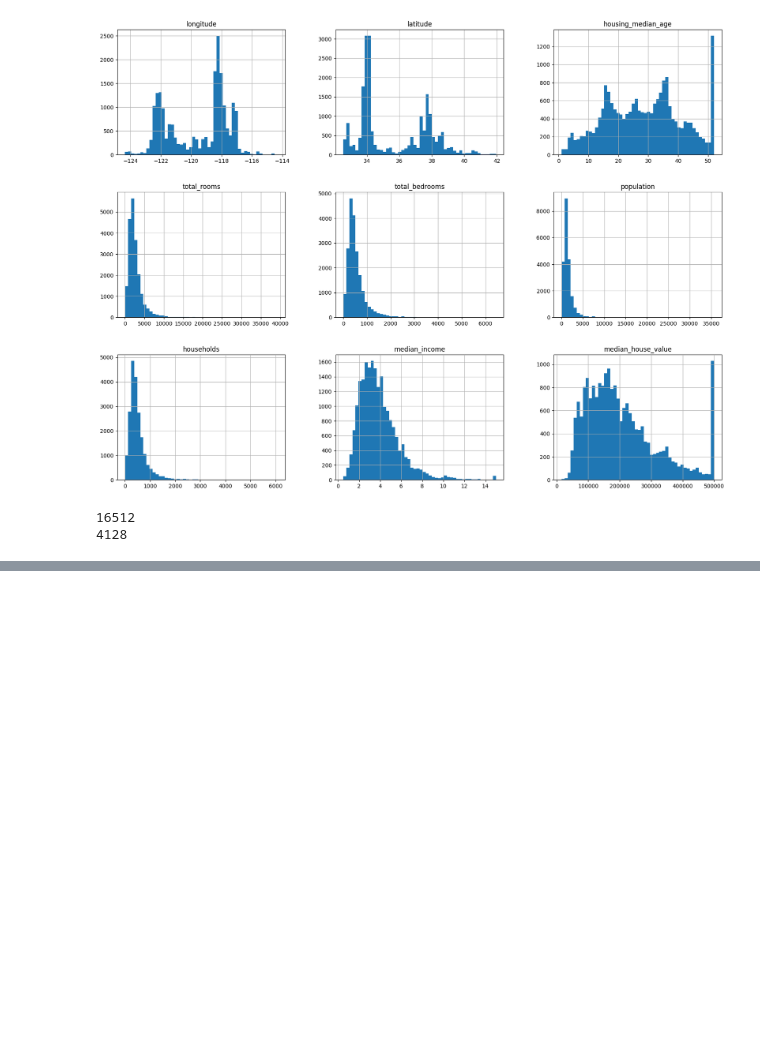
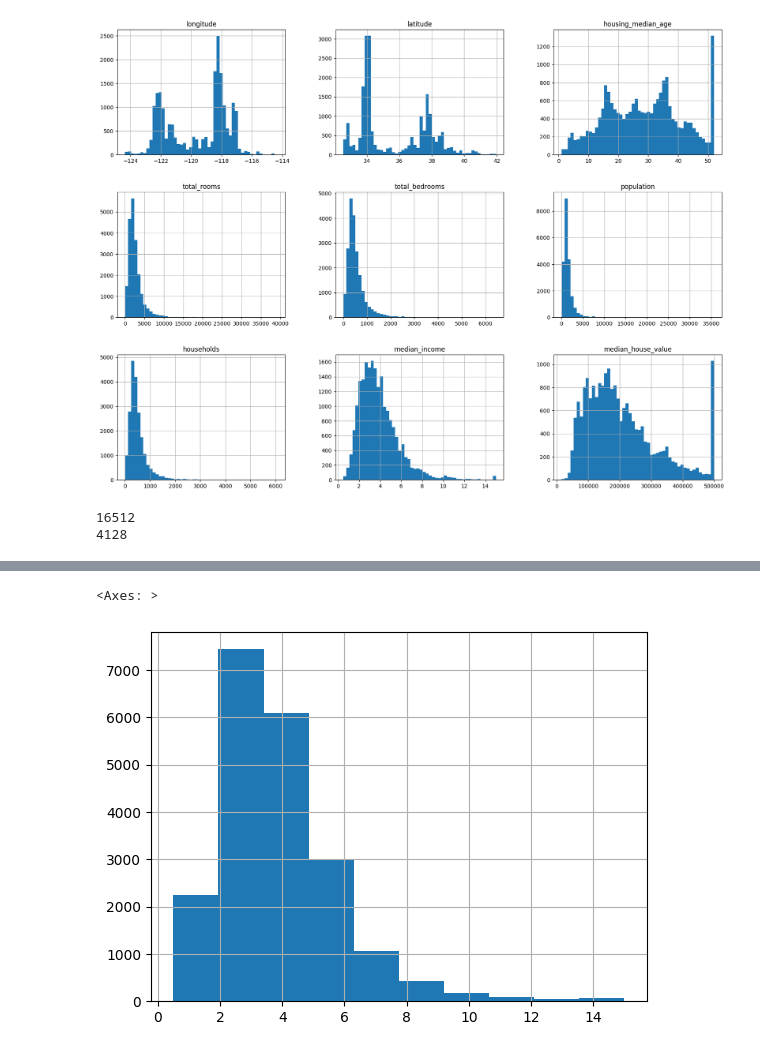
Before and after one commit to EbEmad/Hands_on_Machine_Learning, a Jupyter notebook: CH2/houseing.ipynb, the cells around one changed output, grey strips where cells are left out. Drawn from its saved outputs; the diff is of its cells as text; code cells hidden in the pictures; blank space fills up the shorter version.

```diff
--- a/CH2/houseing.ipynb
+++ b/CH2/houseing.ipynb
@@ -89,0 +159,5 @@ print(len(test_set))
+# %%
+df["median_income"].hist()
+# %% [output]
+<Axes: >
+[figure, added]
```
Also changed, not shown: parts of 10 cells of this notebook, 1 other file.
